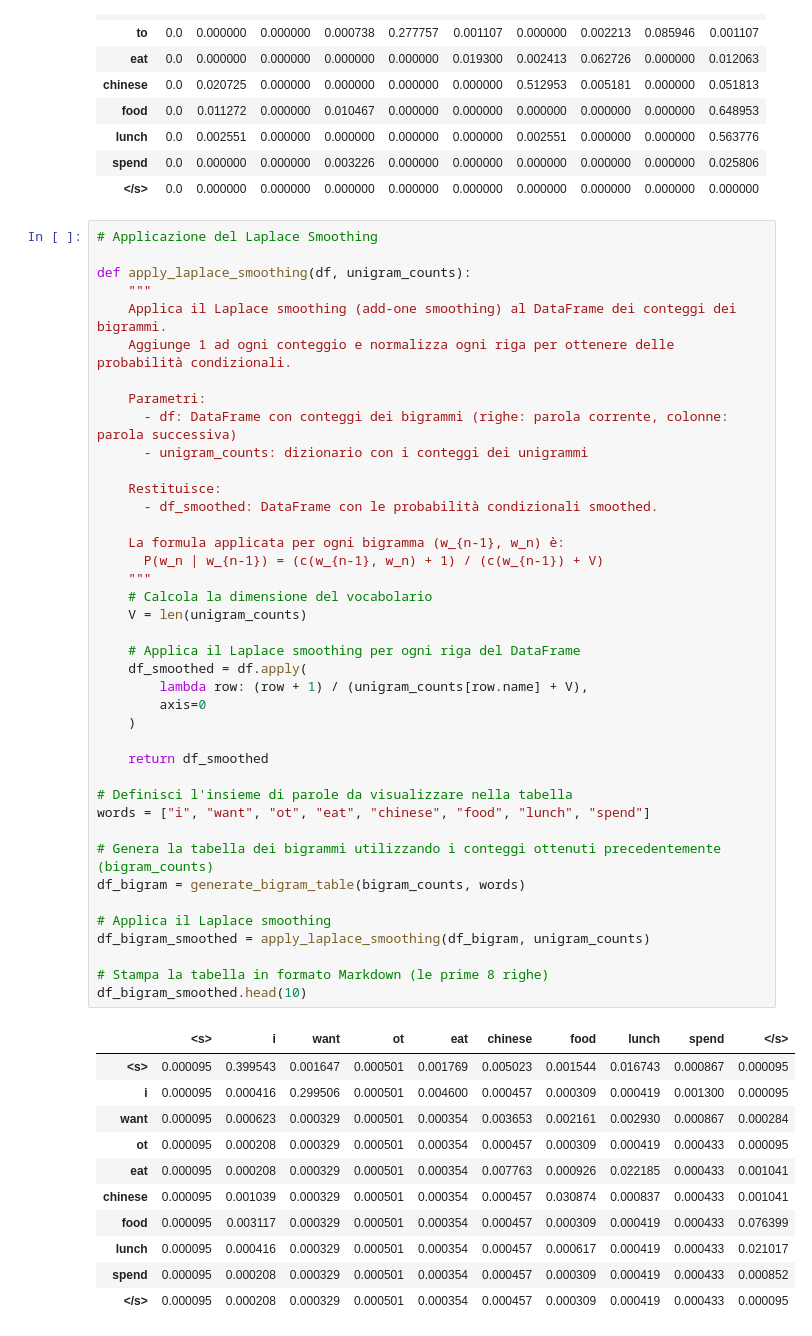
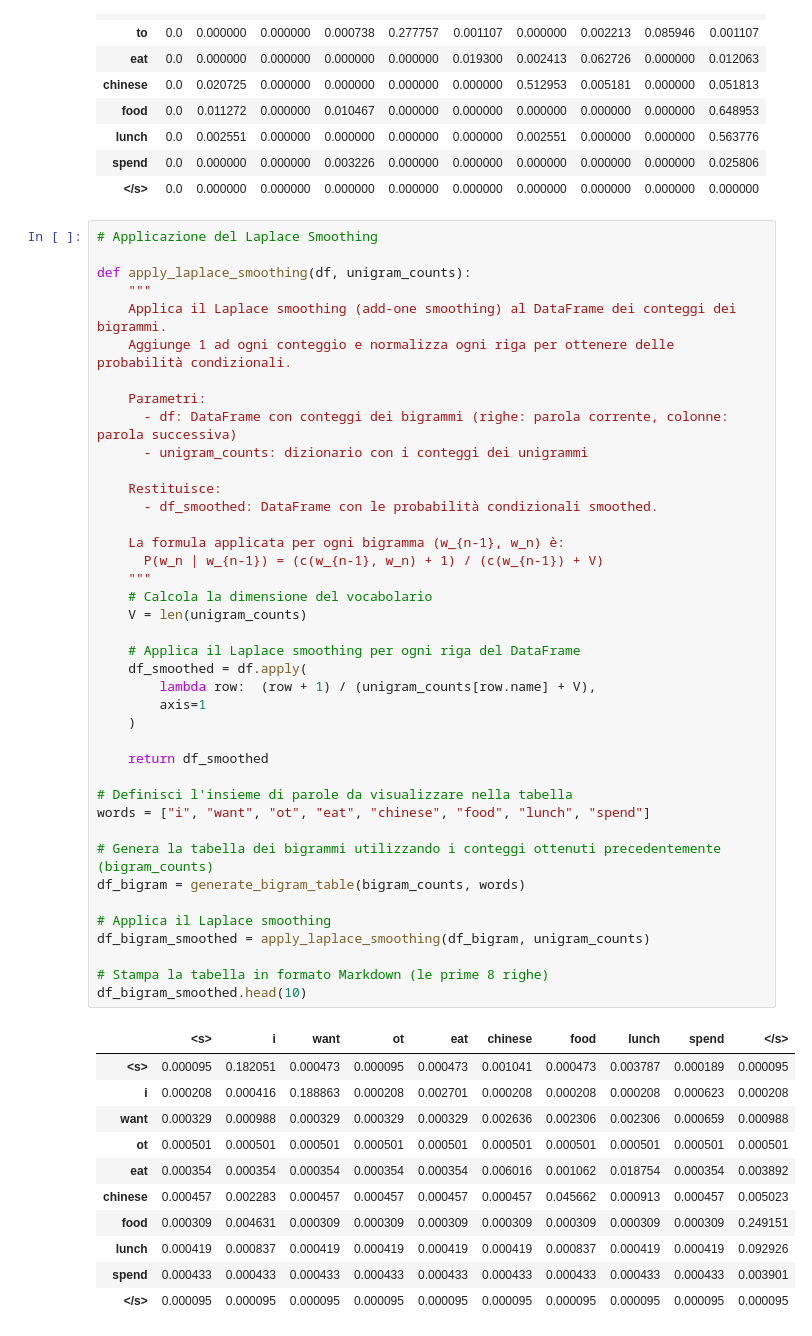
Before and after one commit to lorenzo-arcioni/my-obsidian-vault, a Jupyter notebook: test.ipynb, the cells around one changed output. Saved outputs shown, nothing was run; the diff lists cells and outputs as text.

```diff
--- a/test.ipynb
+++ b/test.ipynb
@@ -250,42 +250,42 @@ def apply_laplace_smoothing(df, unigram_counts):
       - unigram_counts: dizionario con i conteggi dei unigrammi
 
     Restituisce:
       - df_smoothed: DataFrame con le probabilità condizionali smoothed.
 
     La formula applicata per ogni bigramma (w_{n-1}, w_n) è:
       P(w_n | w_{n-1}) = (c(w_{n-1}, w_n) + 1) / (c(w_{n-1}) + V)
     """
     # Calcola la dimensione del vocabolario
     V = len(unigram_counts)
 
     # Applica il Laplace smoothing per ogni riga del DataFrame
     df_smoothed = df.apply(
-        lambda row: (row + 1) / (unigram_counts[row.name] + V),
-        axis=0
+        lambda row:  (row + 1) / (unigram_counts[row.name] + V),
+        axis=1
     )
 
     return df_smoothed
 
 # Definisci l'insieme di parole da visualizzare nella tabella
 words = ["i", "want", "ot", "eat", "chinese", "food", "lunch", "spend"]
 
 # Genera la tabella dei bigrammi utilizzando i conteggi ottenuti precedentemente (bigram_counts)
 df_bigram = generate_bigram_table(bigram_counts, words)
 
 # Applica il Laplace smoothing
 df_bigram_smoothed = apply_laplace_smoothing(df_bigram, unigram_counts)
 
 # Stampa la tabella in formato Markdown (le prime 8 righe)
 df_bigram_smoothed.head(10)
 # %% [output]
 |  | <s> | i | want | ot | eat | chinese | food | lunch | spend | </s> |
-| <s> | 0.000095 | 0.399543 | 0.001647 | 0.000501 | 0.001769 | 0.005023 | 0.001544 | 0.016743 | 0.000867 | 0.000095 |
-| i | 0.000095 | 0.000416 | 0.299506 | 0.000501 | 0.004600 | 0.000457 | 0.000309 | 0.000419 | 0.001300 | 0.000095 |
-| want | 0.000095 | 0.000623 | 0.000329 | 0.000501 | 0.000354 | 0.003653 | 0.002161 | 0.002930 | 0.000867 | 0.000284 |
-| ot | 0.000095 | 0.000208 | 0.000329 | 0.000501 | 0.000354 | 0.000457 | 0.000309 | 0.000419 | 0.000433 | 0.000095 |
-| eat | 0.000095 | 0.000208 | 0.000329 | 0.000501 | 0.000354 | 0.007763 | 0.000926 | 0.022185 | 0.000433 | 0.001041 |
-| chinese | 0.000095 | 0.001039 | 0.000329 | 0.000501 | 0.000354 | 0.000457 | 0.030874 | 0.000837 | 0.000433 | 0.001041 |
-| food | 0.000095 | 0.003117 | 0.000329 | 0.000501 | 0.000354 | 0.000457 | 0.000309 | 0.000419 | 0.000433 | 0.076399 |
-| lunch | 0.000095 | 0.000416 | 0.000329 | 0.000501 | 0.000354 | 0.000457 | 0.000617 | 0.000419 | 0.000433 | 0.021017 |
-| spend | 0.000095 | 0.000208 | 0.000329 | 0.000501 | 0.000354 | 0.000457 | 0.000309 | 0.000419 | 0.000433 | 0.000852 |
-| </s> | 0.000095 | 0.000208 | 0.000329 | 0.000501 | 0.000354 | 0.000457 | 0.000309 | 0.000419 | 0.000433 | 0.000095 |
+| <s> | 0.000095 | 0.182051 | 0.000473 | 0.000095 | 0.000473 | 0.001041 | 0.000473 | 0.003787 | 0.000189 | 0.000095 |
+| i | 0.000208 | 0.000416 | 0.188863 | 0.000208 | 0.002701 | 0.000208 | 0.000208 | 0.000208 | 0.000623 | 0.000208 |
+| want | 0.000329 | 0.000988 | 0.000329 | 0.000329 | 0.000329 | 0.002636 | 0.002306 | 0.002306 | 0.000659 | 0.000988 |
+| ot | 0.000501 | 0.000501 | 0.000501 | 0.000501 | 0.000501 | 0.000501 | 0.000501 | 0.000501 | 0.000501 | 0.000501 |
+| eat | 0.000354 | 0.000354 | 0.000354 | 0.000354 | 0.000354 | 0.006016 | 0.001062 | 0.018754 | 0.000354 | 0.003892 |
+| chinese | 0.000457 | 0.002283 | 0.000457 | 0.000457 | 0.000457 | 0.000457 | 0.045662 | 0.000913 | 0.000457 | 0.005023 |
+| food | 0.000309 | 0.004631 | 0.000309 | 0.000309 | 0.000309 | 0.000309 | 0.000309 | 0.000309 | 0.000309 | 0.249151 |
+| lunch | 0.000419 | 0.000837 | 0.000419 | 0.000419 | 0.000419 | 0.000419 | 0.000837 | 0.000419 | 0.000419 | 0.092926 |
+| spend | 0.000433 | 0.000433 | 0.000433 | 0.000433 | 0.000433 | 0.000433 | 0.000433 | 0.000433 | 0.000433 | 0.003901 |
+| </s> | 0.000095 | 0.000095 | 0.000095 | 0.000095 | 0.000095 | 0.000095 | 0.000095 | 0.000095 | 0.000095 | 0.000095 |
```
Also changed, not shown: parts of 3 cells of this notebook, 6 other files.
